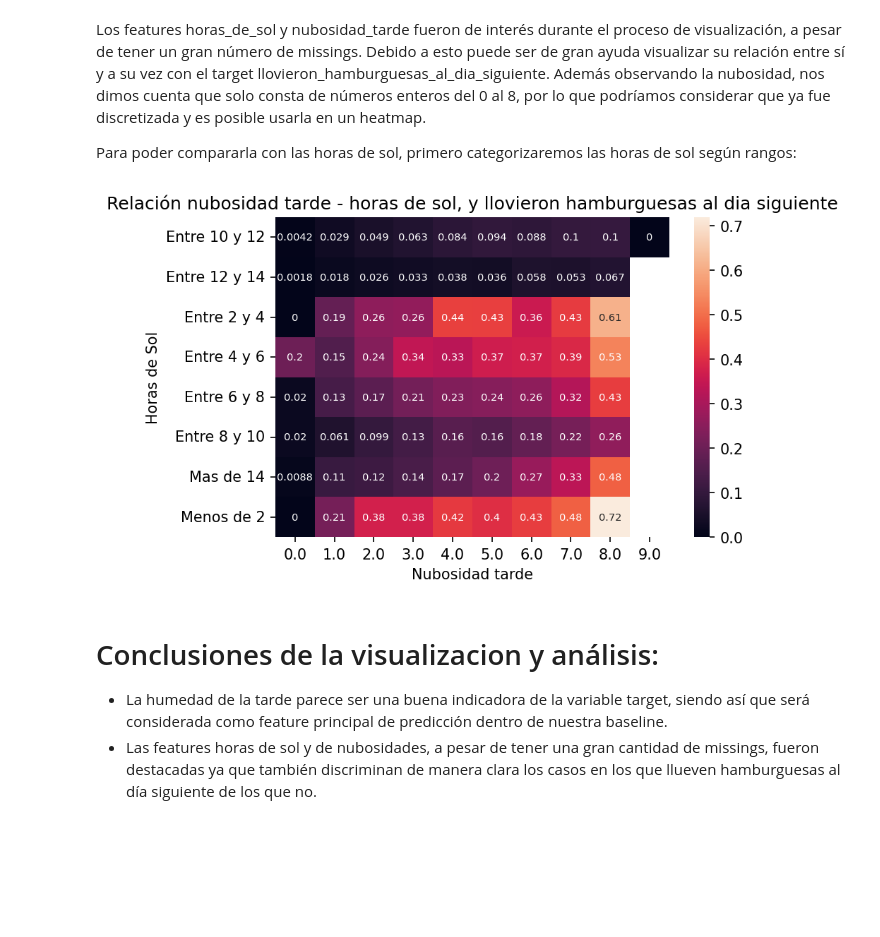
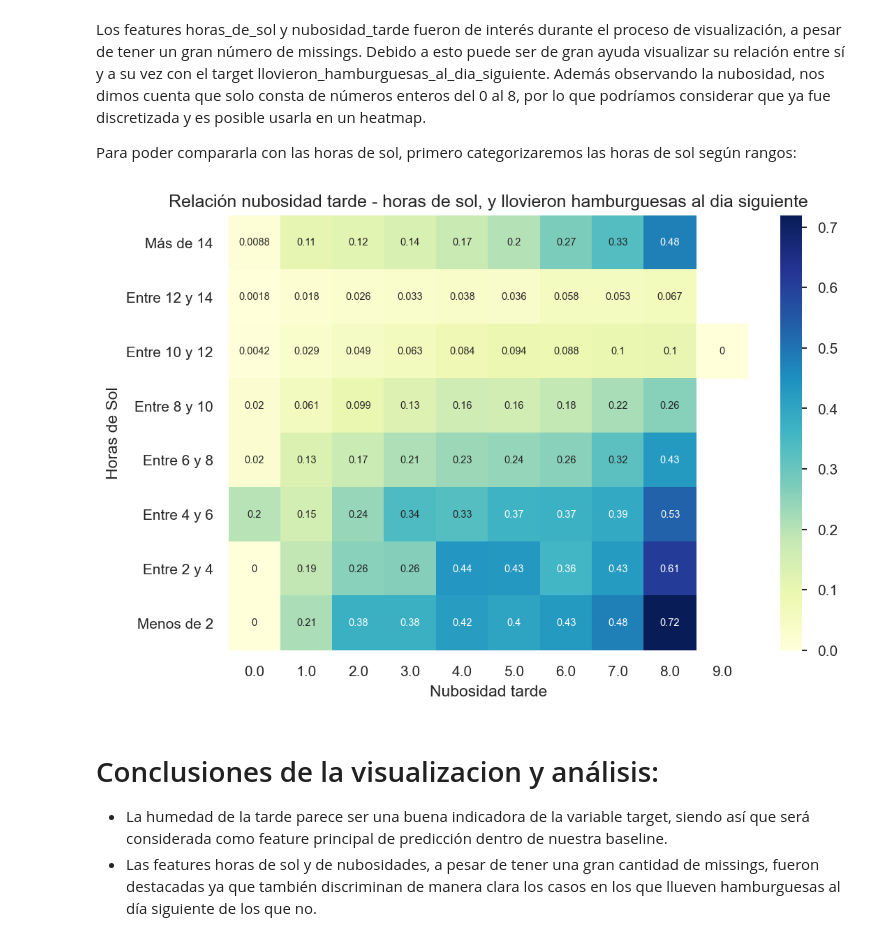
Before and after one commit to juan-roussilian/7506-Organizacion-de-Datos, a Jupyter notebook: tp1_pt1.ipynb, the cells around one changed output. Drawn from its saved outputs; the diff is of its cells as text; code cells hidden in the pictures; blank space fills up the shorter version.

Commit message:
Fix ordenamiento de heatmap de horas de sol vs nubosidad vs target

```diff
--- a/tp1_pt1.ipynb
+++ b/tp1_pt1.ipynb
@@ -850,26 +850,27 @@ def categorizar_horas_sol(horas_de_sol):
         return 'Entre 10 y 12'
     elif horas_de_sol < 14:
         return 'Entre 12 y 14'
-    return 'Mas de 14'
+    return 'Más de 14'
 # %%
 fig, ax = plt.subplots(dpi=150)
 
 df_copia = df.copy()
 df_copia['rango_horas_sol'] = df_copia['horas_de_sol'].apply(categorizar_horas_sol)
 df_copia['llovieron_hamburguesas_al_dia_siguiente'] = df_copia['llovieron_hamburguesas_al_dia_siguiente'].map({'si': 1, 'no': 0})
+
 correlacion_sol_nubes = pd.pivot_table(data=df_copia, index = 'rango_horas_sol',values = 'llovieron_hamburguesas_al_dia_siguiente', columns = 'nubosidad_tarde')
-correlacion_sol_nubes.sort_index()
-correlacion_sol_nubes.reindex(['Menos de 2','Entre 2 y 4','Entre 4 y 6','Entre 6 y 8','Entre 8 y 10','Entre 10 y 12','Entre 12 y 14', 'Mas de 14'], axis=0)
+correlacion_sol_nubes.sort_index(ascending =  False, inplace = True)
+correlacion_sol_nubes = correlacion_sol_nubes.reindex(['Más de 14', 'Entre 12 y 14','Entre 10 y 12','Entre 8 y 10','Entre 6 y 8','Entre 4 y 6','Entre 2 y 4','Menos de 2'], axis=0)
 
 mascara = correlacion_sol_nubes.isnull()
-
-g = sns.heatmap(correlacion_sol_nubes, mask=mascara, annot = True, annot_kws={"fontsize":7})
+cmap="YlGnBu"
+g = sns.heatmap(correlacion_sol_nubes, mask=mascara, annot = True, annot_kws={"fontsize":7},cmap="YlGnBu" )
 plt.xlabel("Nubosidad tarde")
 plt.ylabel("Horas de Sol")
 plt.title('Relación nubosidad tarde - horas de sol, y llovieron hamburguesas al dia siguiente')
 plt.show()
 # %% [output]
-[figure, old version]
+[figure, new version]
 # %% [markdown]
 # Conclusiones de la visualizacion y análisis:
  * La humedad de la tarde parece ser una buena indicadora de la variable target, siendo así que será considerada como feature principal de predicción dentro de nuestra baseline.
```
Also changed, not shown: parts of 31 cells of this notebook.
